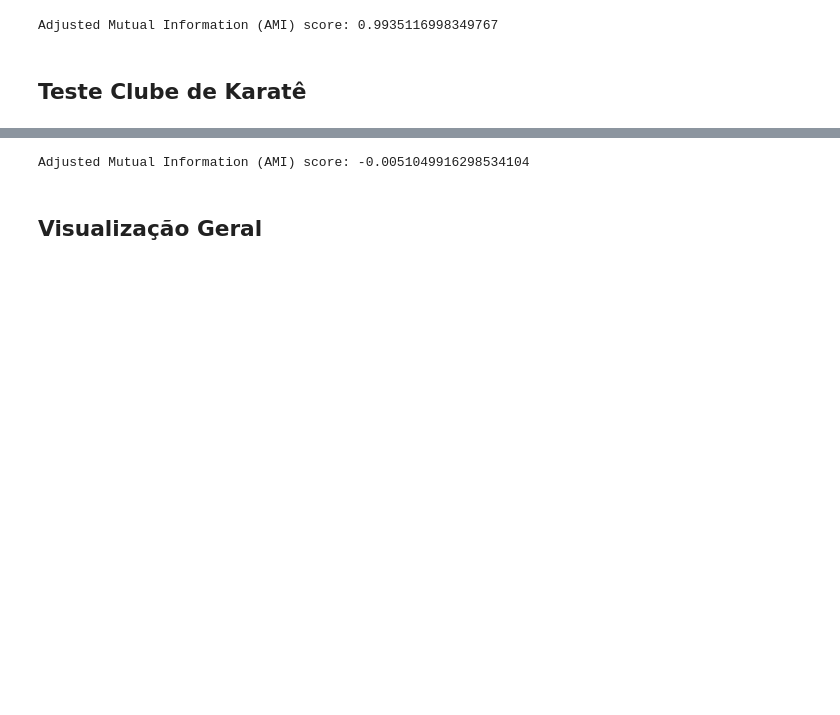
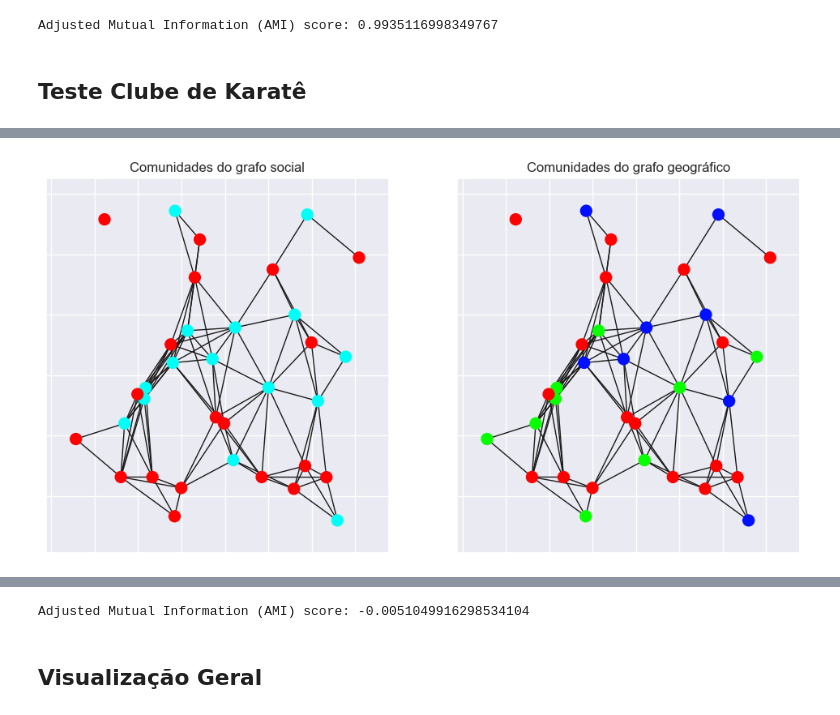
Before and after one commit to lealeric/Codigo_TCC, a Jupyter notebook: TCC_ERIC.ipynb, the cells around one changed output, grey strips where cells are left out. Drawn from its saved outputs; the diff is of its cells as text; code cells hidden in the pictures; blank space fills up the shorter version.

```diff
--- a/TCC_ERIC.ipynb
+++ b/TCC_ERIC.ipynb
@@ -2185,3 +2190,8 @@ plot_colored_communities(latitude='latitude', longitude='longitude', grafo=grafo
+# %%
+plot_colored_communities(latitude='latitude', longitude='longitude', grafo=grafo_geo_karate, comunities_original=comunidades_karate_05,
+                            grafo_geo=grafo_geo_karate, comunities_geo=comunidades_karate_099, use_geolocation=True)
+# %% [output]
+[figure, added]
 # %%
 jaccard_matrix = np.zeros((len(comunidades_karate), len(comunidades_geo_karate)))
 
```
Also changed, not shown: parts of 9 cells of this notebook, 1 other file.
